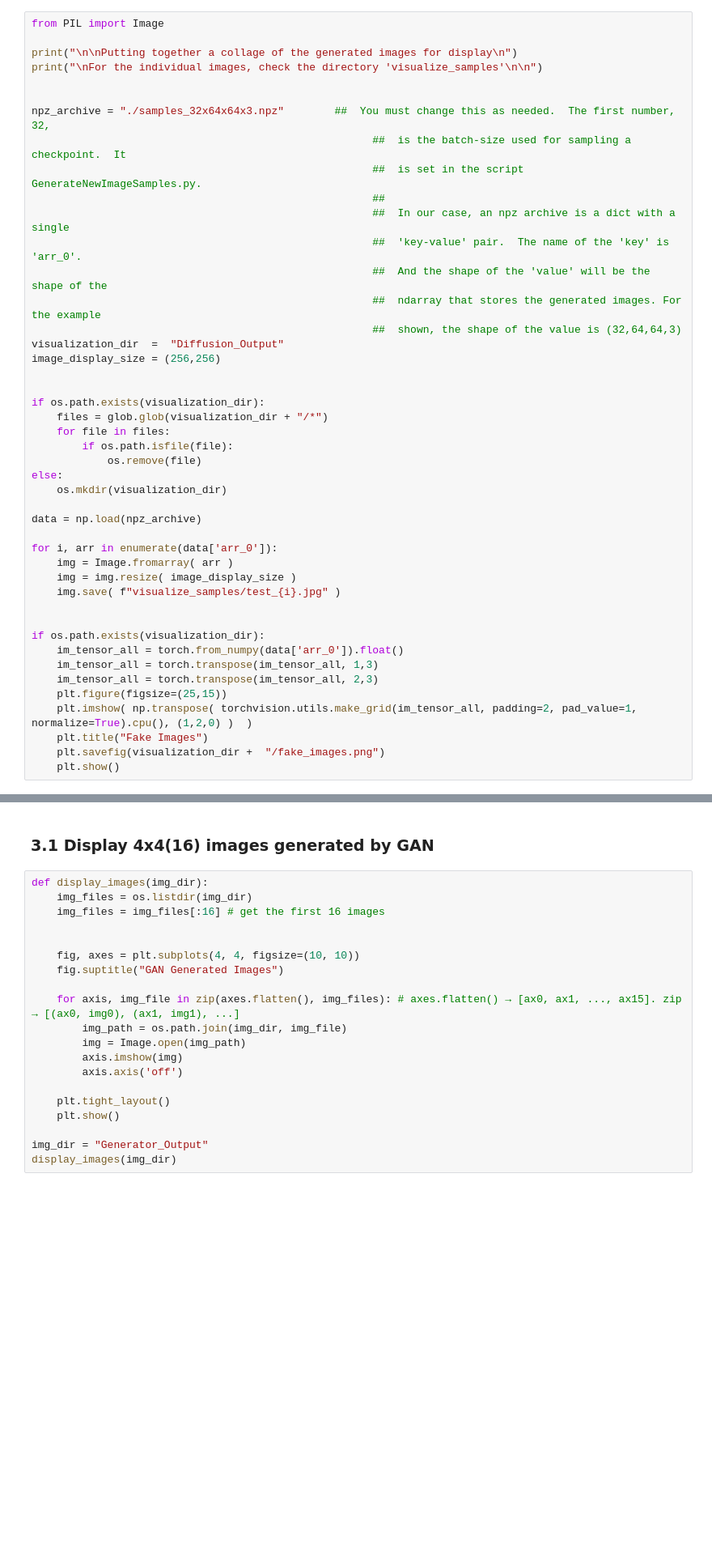
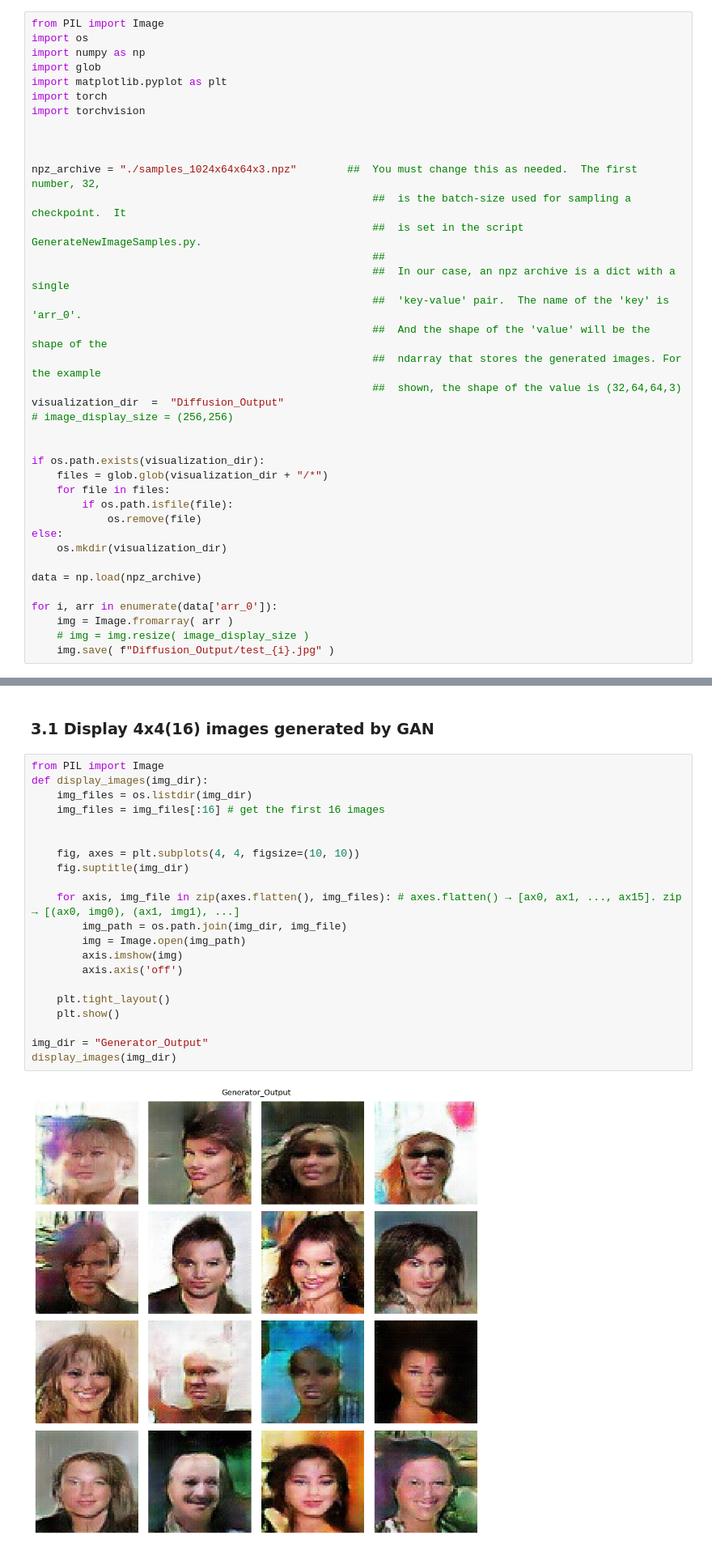
Before and after one commit to jung1230/Deep_Learning, a Jupyter notebook: HW9/HW9_main.ipynb, the cells around one changed output, grey strips where cells are left out. Shown at 81% size. Cells and saved outputs as stored; diff of their text form; blank space fills up the shorter version.

```diff
--- a/HW9/HW9_main.ipynb
+++ b/HW9/HW9_main.ipynb
@@ -1015,11 +909,15 @@ created 144 samples
 # %%
 from PIL import Image
-
-print("\n\nPutting together a collage of the generated images for display\n")
-print("\nFor the individual images, check the directory 'visualize_samples'\n\n")
+import os
+import numpy as np
+import glob
+import matplotlib.pyplot as plt
+import torch
+import torchvision
 
 
-npz_archive = "./samples_32x64x64x3.npz"        ##  You must change this as needed.  The first number, 32,
+
+npz_archive = "./samples_1024x64x64x3.npz"        ##  You must change this as needed.  The first number, 32,
                                                       ##  is the batch-size used for sampling a checkpoint.  It
                                                       ##  is set in the script GenerateNewImageSamples.py.
                                                       ##
@@ -1029,7 +927,7 @@ npz_archive = "./samples_32x64x64x3.npz"        ##  You must change this as need
                                                       ##  ndarray that stores the generated images. For the example
                                                       ##  shown, the shape of the value is (32,64,64,3)
 visualization_dir  =  "Diffusion_Output"
-image_display_size = (256,256)
+# image_display_size = (256,256)
 
 
 if os.path.exists(visualization_dir):
@@ -1044,16 +942,5 @@ data = np.load(npz_archive)
 
 for i, arr in enumerate(data['arr_0']):
     img = Image.fromarray( arr )
-    img = img.resize( image_display_size )
-    img.save( f"visualize_samples/test_{i}.jpg" )
-
-
-if os.path.exists(visualization_dir):
-    im_tensor_all = torch.from_numpy(data['arr_0']).float()
-    im_tensor_all = torch.transpose(im_tensor_all, 1,3)
-    im_tensor_all = torch.transpose(im_tensor_all, 2,3)
-    plt.figure(figsize=(25,15))
-    plt.imshow( np.transpose( torchvision.utils.make_grid(im_tensor_all, padding=2, pad_value=1, normalize=True).cpu(), (1,2,0) )  )
-    plt.title("Fake Images")
-    plt.savefig(visualization_dir +  "/fake_images.png")
-    plt.show()
+    # img = img.resize( image_display_size )
+    img.save( f"Diffusion_Output/test_{i}.jpg" )
@@ -1068,25 +949,28 @@ For the individual images, check the directory 'visualize_samples'
 # %% [markdown]
 ### 3.1 Display 4x4(16) images generated by GAN
 # %%
+from PIL import Image
 def display_images(img_dir):
     img_files = os.listdir(img_dir)
     img_files = img_files[:16] # get the first 16 images
 
 
     fig, axes = plt.subplots(4, 4, figsize=(10, 10))
-    fig.suptitle("GAN Generated Images")
+    fig.suptitle(img_dir)
 
     for axis, img_file in zip(axes.flatten(), img_files): # axes.flatten() → [ax0, ax1, ..., ax15]. zip → [(ax0, img0), (ax1, img1), ...]
         img_path = os.path.join(img_dir, img_file)
         img = Image.open(img_path)
         axis.imshow(img)
         axis.axis('off')
 
     plt.tight_layout()
     plt.show()
 
 img_dir = "Generator_Output"
 display_images(img_dir)
+# %% [output]
+[figure, added]
 # %% [markdown]
 ### 3.2 Display 4x4(16) images generated by Diffusion
 # %%
```
Also changed, not shown: parts of 20 cells of this notebook, 7 other files.
